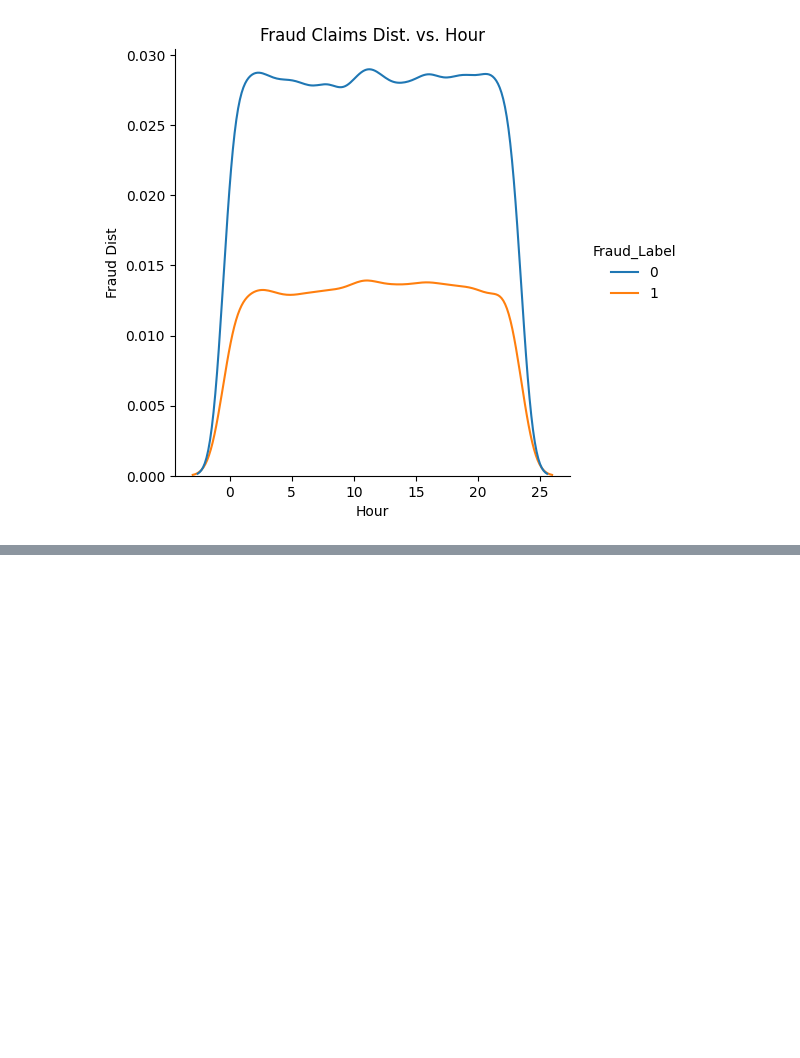
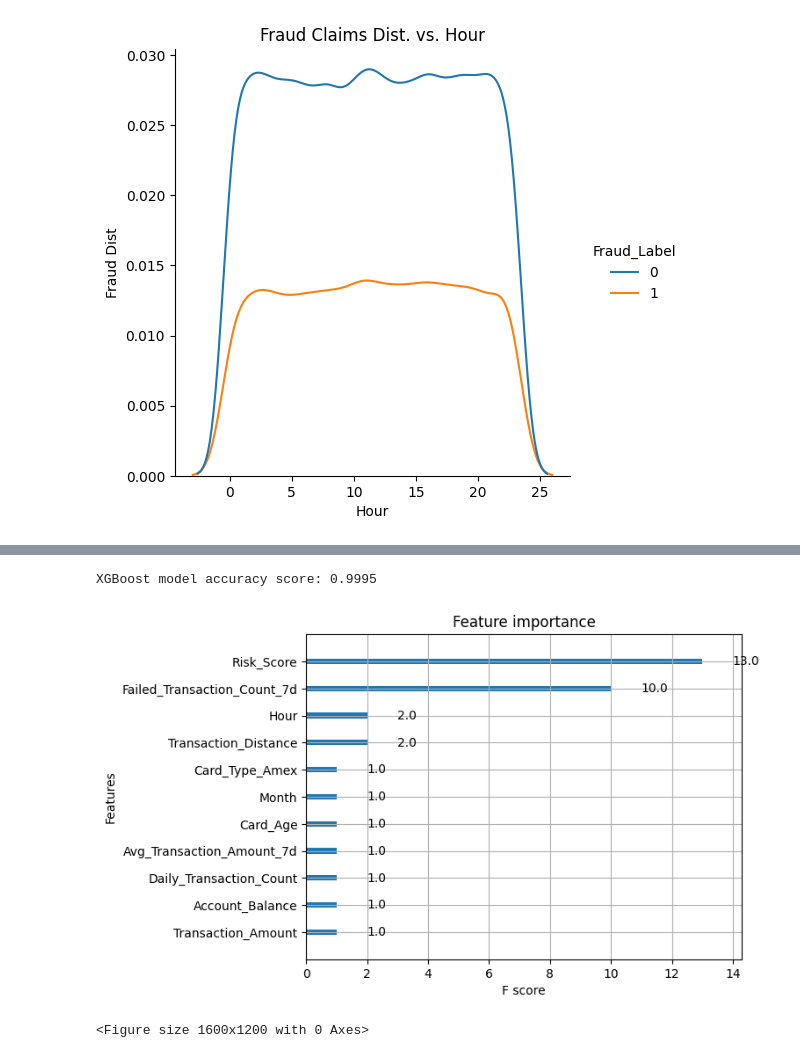
Before and after one commit to kcshenoy/finfraud_detection, a Jupyter notebook: fraud_detection.ipynb, the cells around one changed output, grey strips where cells are left out. Saved outputs shown, nothing was run; the diff lists cells and outputs as text; code cells hidden in the pictures; blank space fills up the shorter version.

Commit message:
riskscore + no riskscore model feature importance

```diff
--- a/fraud_detection.ipynb
+++ b/fraud_detection.ipynb
@@ -165,0 +148,3 @@ Name: Timestamp, Length: 50000, dtype: object
+# %%
+x=fraud_df.drop(["Transaction_ID","User_ID","Fraud_Label","Minute","Second","Date"],axis=1)
+y=fraud_df['Fraud_Label']
@@ -165,0 +242,11 @@ Name: Timestamp, Length: 50000, dtype: object
+# %%
+# Get feature names
+num_features = numerical_columns
+cat_features = preprocessor.named_transformers_['cat'].get_feature_names_out(categorical_columns)
+auth_features = [label_encoded_column]
+
+# Combine all feature names
+feature_names = list(num_features) + list(cat_features) + auth_features
+
+# Convert to DataFrame to keep column names
+x = pd.DataFrame(x, columns=feature_names)
@@ -165,0 +269,2 @@ Name: Timestamp, Length: 50000, dtype: object
+# %%
+x_train, x_test, y_train, y_test = train_test_split(x, y, test_size=0.2, random_state=42)
@@ -165,0 +301,17 @@ Name: Timestamp, Length: 50000, dtype: object
+# %%
+
+
+# declare parameters
+params = {
+            'objective':'binary:logistic',
+            'max_depth': 4,
+            'alpha': 10,
+            'learning_rate': 1.0,
+            'n_estimators':100
+        }
+
+# instantiate the classifier
+xgb_clf = XGBClassifier(**params)
+
+# fit the classifier to the training data
+xgb_clf.fit(x_train, y_train)
@@ -165,0 +330,15 @@ Name: Timestamp, Length: 50000, dtype: object
+# %%
+y_pred = xgb_clf.predict(x_test)
+
+from sklearn.metrics import accuracy_score
+
+print('XGBoost model accuracy score: {0:0.4f}'. format(accuracy_score(y_test, y_pred)))
+# %% [output]
+XGBoost model accuracy score: 0.9995
+# %%
+xgb.plot_importance(xgb_clf)
+plt.figure(figsize = (16, 12))
+plt.show()
+# %% [output]
+[figure, added]
+<Figure size 1600x1200 with 0 Axes>
```
Also changed, not shown: parts of 23 cells of this notebook, 1 other file.
